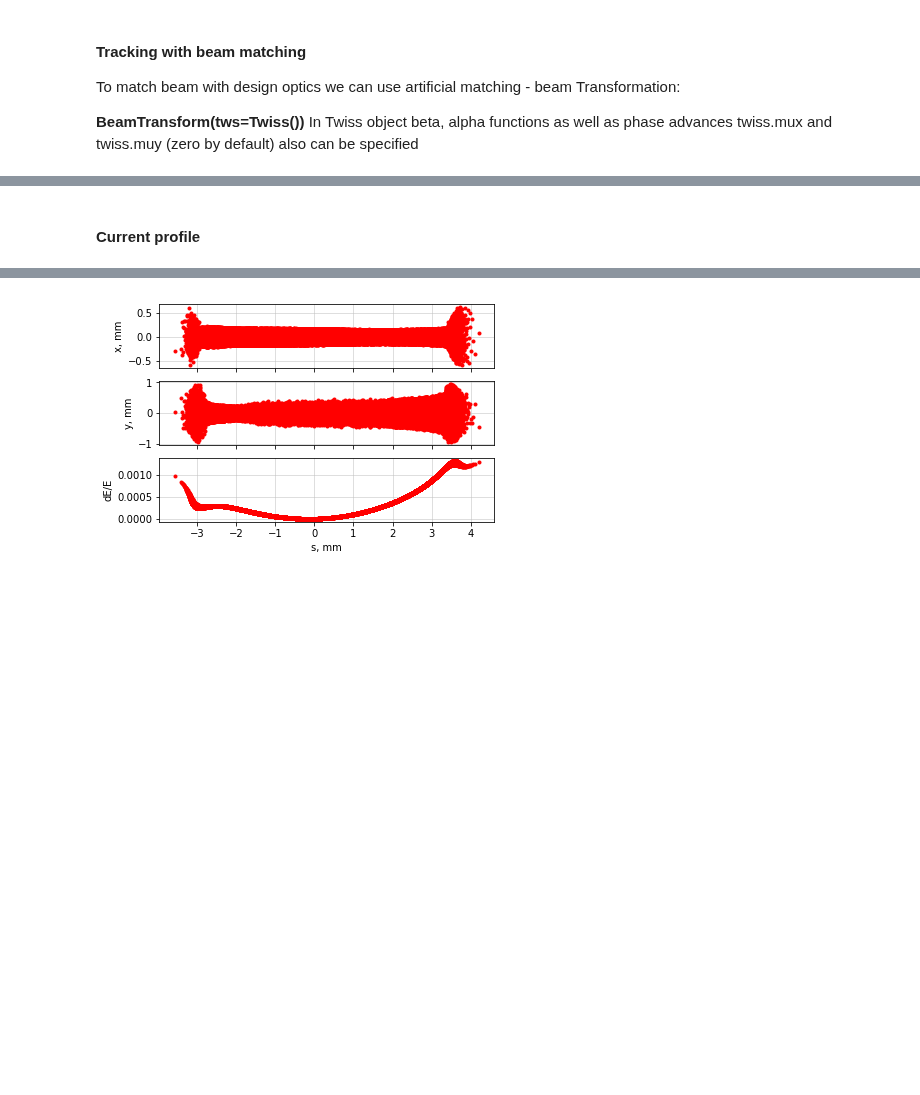
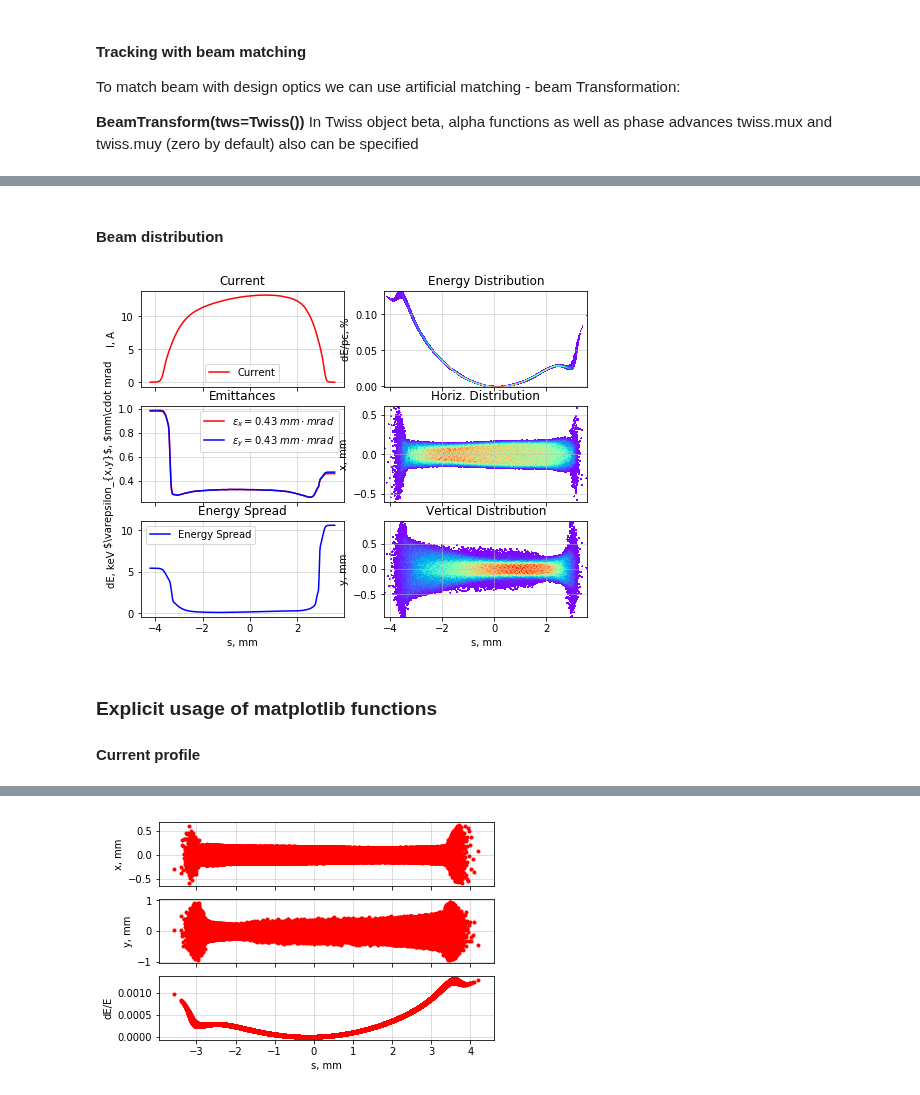
Before and after one commit to ocelot-collab/ocelot, a Jupyter notebook: demos/ipython_tutorials/2_tracking.ipynb, the cells around one changed output, grey strips where cells are left out. Drawn from its saved outputs; the diff is of its cells as text; code cells hidden in the pictures; blank space fills up the shorter version.

```diff
--- a/demos/ipython_tutorials/2_tracking.ipynb
+++ b/demos/ipython_tutorials/2_tracking.ipynb
@@ -179,4 +178,12 @@ z = 93.4041010008 / 93.40410100084006 : applied: BeamTransform
+# %% [markdown]
+#### Beam distribution
+# %%
+# the beam head is on left side
+show_e_beam(p_array, figsize=(8,6))
+# %% [output]
+[figure, added]
 # %% [markdown]
+### Explicit usage of matplotlib functions
 #### Current profile
 # %%
 bins_start, hist_start = get_current(p_array, charge=p_array.q_array[0], num_bins=200)
```
Also changed, not shown: parts of 9 cells of this notebook, 16 other files.
